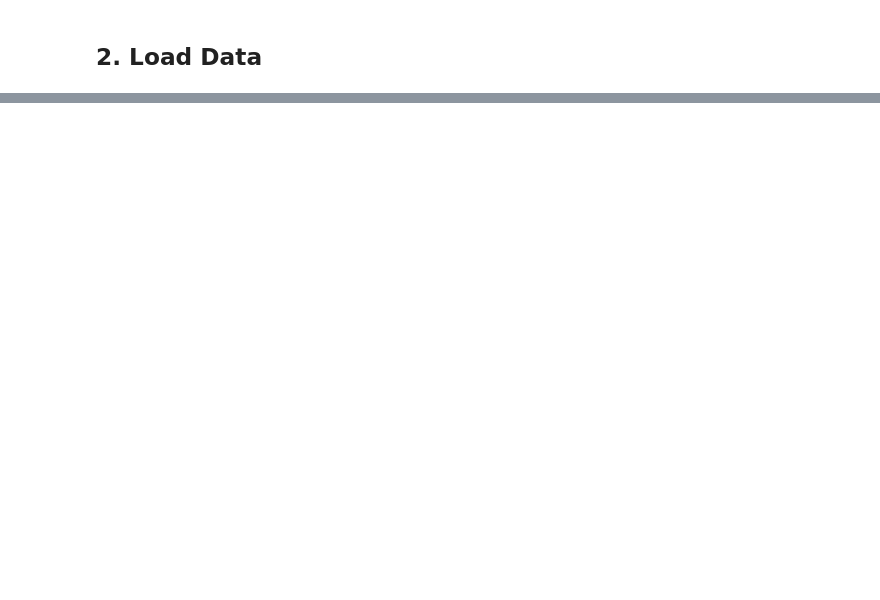
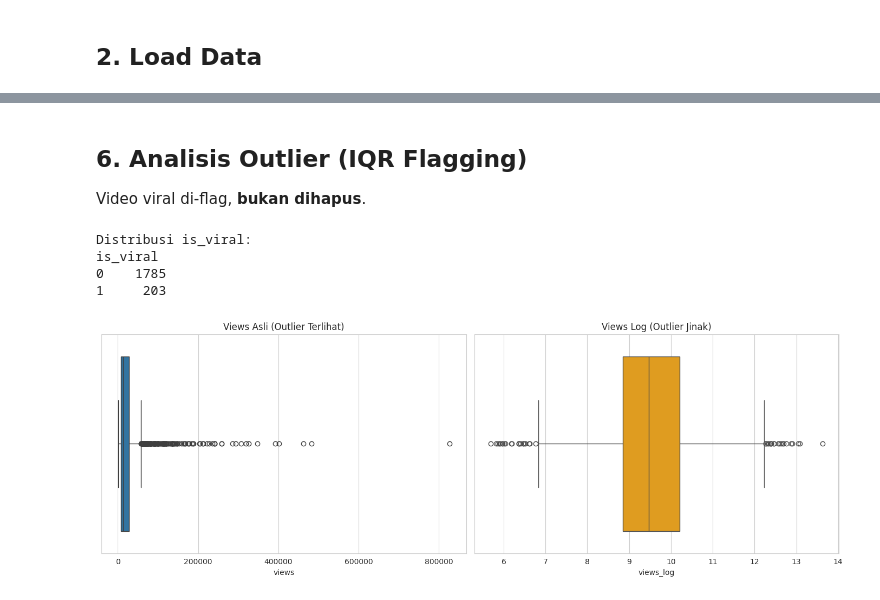
Before and after one commit to xafiertect/wrappyt, a Jupyter notebook: notebooks/preparation/01_eda_qiqi.ipynb, the cells around one changed output, grey strips where cells are left out. Drawn from its saved outputs; the diff is of its cells as text; code cells hidden in the pictures; blank space fills up the shorter version.

```diff
--- a/notebooks/preparation/01_eda_qiqi.ipynb
+++ b/notebooks/preparation/01_eda_qiqi.ipynb
@@ -152,0 +110,21 @@ The dataset provides insights into video performance over time. CTR and views sh
+# %% [markdown]
+## 6. Analisis Outlier (IQR Flagging)
+Video viral di-flag, **bukan dihapus**.
+# %%
+if 'is_viral' in df.columns:
+    print(f"Distribusi is_viral:\n{df['is_viral'].value_counts().to_string()}")
+    fig, axes = plt.subplots(1, 2, figsize=(14, 5))
+    sns.boxplot(x=df['views'], ax=axes[0])
+    axes[0].set_title('Views Asli (Outlier Terlihat)')
+    if 'views_log' in df.columns:
+        sns.boxplot(x=df['views_log'], ax=axes[1], color='orange')
+        axes[1].set_title('Views Log (Outlier Jinak)')
+    plt.tight_layout()
+    plt.savefig('../../data/processed/eda_outlier_flagging.png', dpi=150)
+    plt.show()
+# %% [output]
+Distribusi is_viral:
+is_viral
+0    1785
+1     203
+[figure, added]
```
Also changed, not shown: parts of 49 cells of this notebook, 5 other files.
